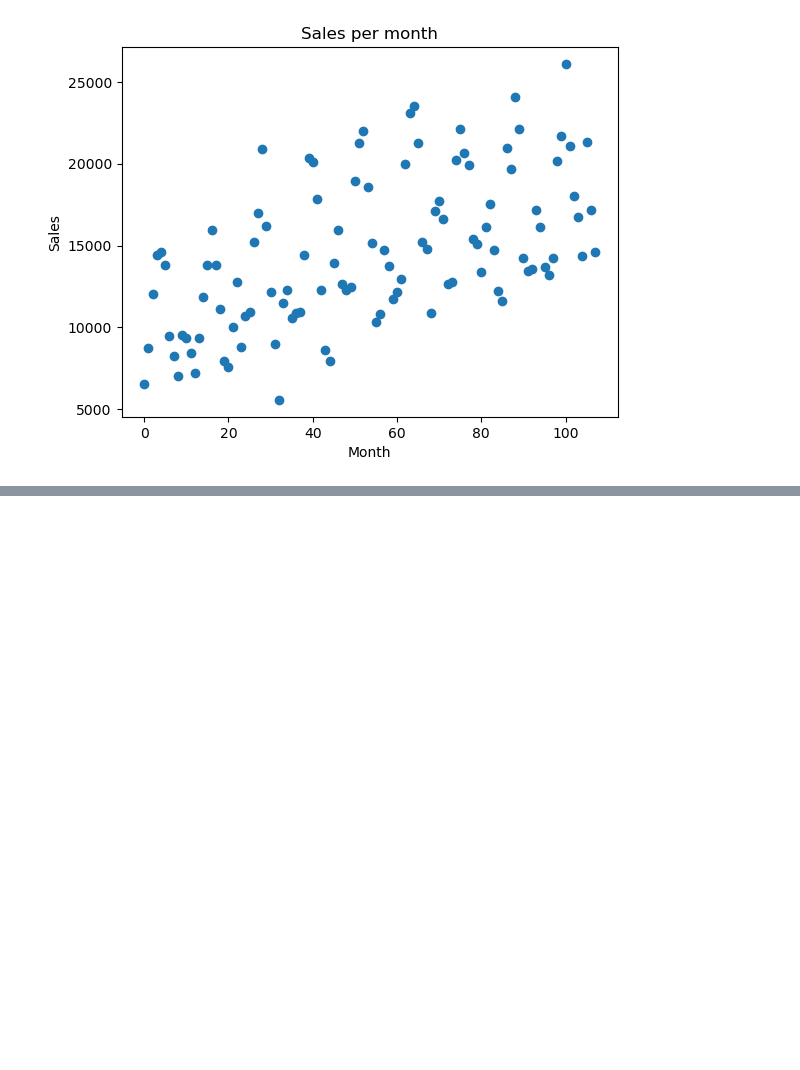
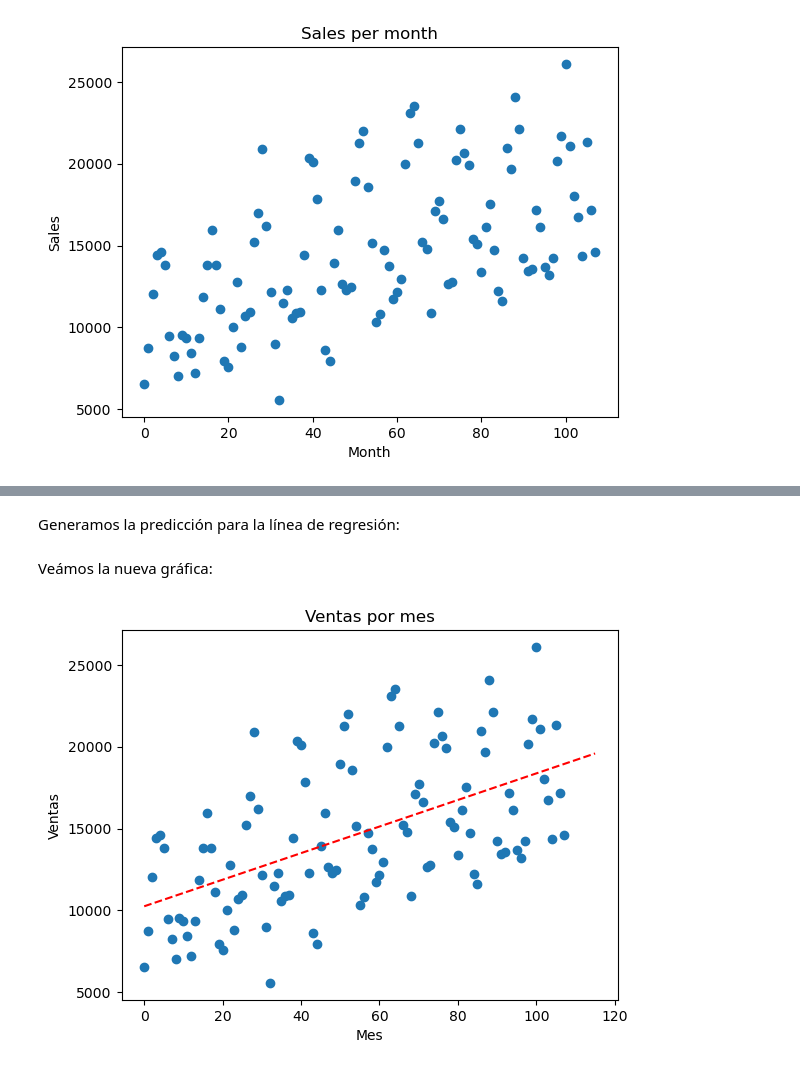
Before and after one commit to abrahambarrer/data_science-roadmap, a Jupyter notebook: notebooks_2/ch2_forecasting.ipynb, the cells around one changed output, grey strips where cells are left out. Drawn from its saved outputs; the diff is of its cells as text; code cells hidden in the pictures; blank space fills up the shorter version.

```diff
--- a/notebooks_2/ch2_forecasting.ipynb
+++ b/notebooks_2/ch2_forecasting.ipynb
@@ -71,0 +74,3 @@ La regresión lineal es una técnica para poner orden en el caos. A veces se den
+# %%
+x = carsales['period'].values.reshape(-1,1)
+y = carsales['sales'].values.reshape(-1,1)
@@ -71,0 +79,4 @@ La regresión lineal es una técnica para poner orden en el caos. A veces se den
+# %%
+from sklearn.linear_model import LinearRegression
+regressor = LinearRegression()
+regressor.fit(x,y)
@@ -71,0 +163,18 @@ La regresión lineal es una técnica para poner orden en el caos. A veces se den
+# %%
+x_extended = np.append(carsales['period'], np.arange(108,116))
+# %% [markdown]
+Generamos la predicción para la línea de regresión:
+# %%
+x_extended = x_extended.reshape(-1,1)
+extended_prediction = regressor.predict(x_extended)
+# %% [markdown]
+Veámos la nueva gráfica:
+# %%
+plt.scatter(carsales['period'], carsales['sales'])
+plt.plot(x_extended, extended_prediction, 'r--')
+plt.title('Ventas por mes')
+plt.xlabel('Mes')
+plt.ylabel('Ventas')
+plt.show()
+# %% [output]
+[figure, added]
```
Also changed, not shown: parts of 27 cells of this notebook.
